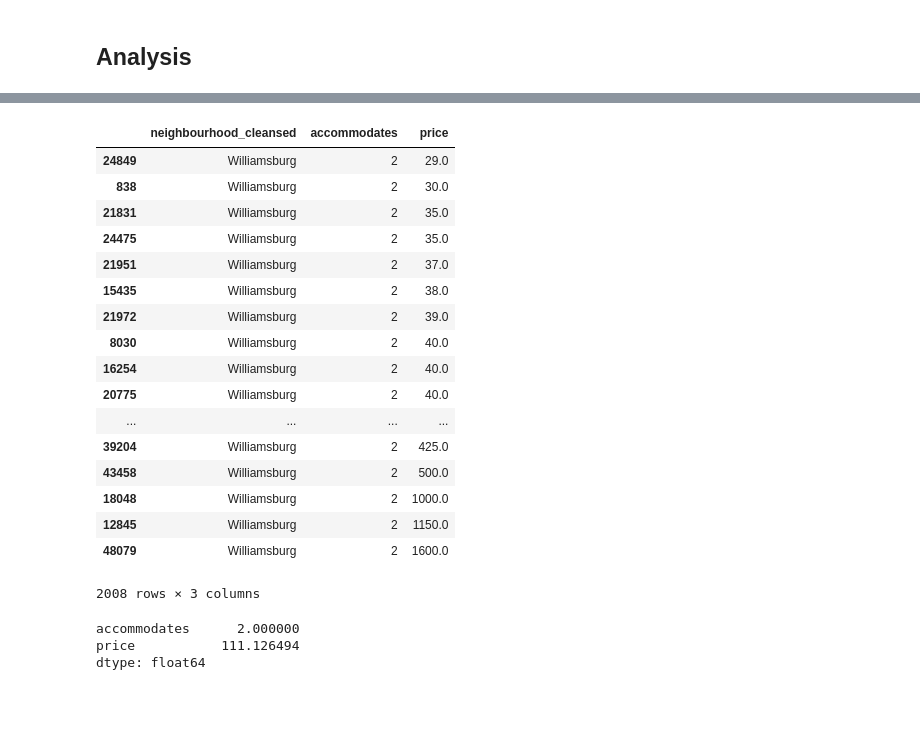
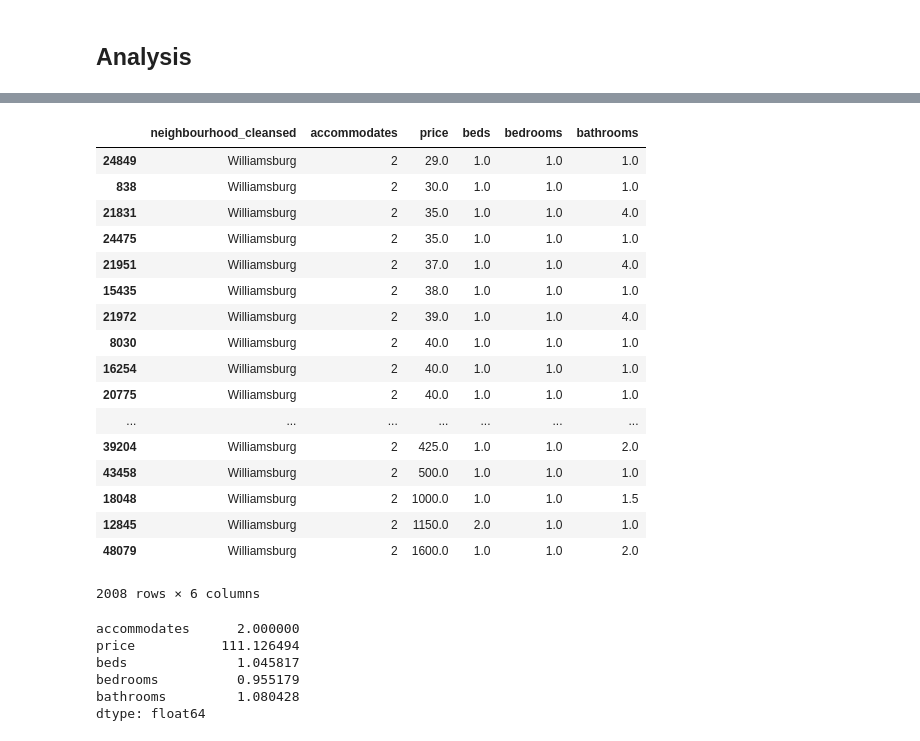
Before and after one commit to TanKenny/AirbnbEstimator, a Jupyter notebook: airbnb.ipynb, the cells around one changed output, grey strips where cells are left out. Saved outputs shown, nothing was run; the diff lists cells and outputs as text; code cells hidden in the pictures; blank space fills up the shorter version.

```diff
--- a/airbnb.ipynb
+++ b/airbnb.ipynb
@@ -376,4 +386,14 @@ df.sort_values(['neighbourhood_cleansed', 'accommodates'], ascending=[True, Fals
+# %%
+import math
+
+median_beds = math.floor(df.beds.median())
+median_bedrooms = math.floor(df.bedrooms.median())
+median_bathrooms = math.floor(df.bathrooms.median())
+
+df['beds'] = df['beds'].fillna(value=median_beds)
+df['bedrooms'] = df['bedrooms'].fillna(value=median_bedrooms)
+df['bathrooms'] = df['bathrooms'].fillna(value=median_bathrooms)
 # %%
-neighbourhood_cleansed_accommodates_price = df[['neighbourhood_cleansed','accommodates', 'price']]
+neighbourhood_cleansed_accommodates_price = df[['neighbourhood_cleansed','accommodates', 'price', 'beds', 'bedrooms', 'bathrooms']]
 neighbourhood_cleansed_accommodates_price
 # %% [output]
@@ -420,5 +440,5 @@ neighbourhood_cleansed_accommodates_price
 # %%
 # williamsburg only
-neighbourhood_cleansed_accommodates_price = neighbourhood_cleansed_accommodates_price.loc[neighbourhood_cleansed_accommodates_price['neighbourhood_cleansed'] == 'Williamsburg']
-neighbourhood_cleansed_accommodates_price
+neighbourhood_cleansed_accommodates_price_Williamsburg = neighbourhood_cleansed_accommodates_price.loc[neighbourhood_cleansed_accommodates_price['neighbourhood_cleansed'] == 'Williamsburg']
+neighbourhood_cleansed_accommodates_price_Williamsburg
 # %% [output]
@@ -443,30 +471,33 @@ neighbourhood_cleansed_accommodates_price
 # %%
 # williamsburg with 2 rooms only
-neighbourhood_cleansed_accommodates_price = neighbourhood_cleansed_accommodates_price.loc[neighbourhood_cleansed_accommodates_price['accommodates'] == 2]
-neighbourhood_cleansed_accommodates_price
+neighbourhood_cleansed_accommodates_price_Williamsburg = neighbourhood_cleansed_accommodates_price_Williamsburg.loc[neighbourhood_cleansed_accommodates_price['accommodates'] == 2]
+neighbourhood_cleansed_accommodates_price_Williamsburg
 # %% [output]
-|  | neighbourhood_cleansed | accommodates | price |
-| 24849 | Williamsburg | 2 | 29.0 |
-| 838 | Williamsburg | 2 | 30.0 |
-| 21831 | Williamsburg | 2 | 35.0 |
-| 24475 | Williamsburg | 2 | 35.0 |
-| 21951 | Williamsburg | 2 | 37.0 |
-| 15435 | Williamsburg | 2 | 38.0 |
-| 21972 | Williamsburg | 2 | 39.0 |
-| 8030 | Williamsburg | 2 | 40.0 |
-| 16254 | Williamsburg | 2 | 40.0 |
-| 20775 | Williamsburg | 2 | 40.0 |
-| ... | ... | ... | ... |
-| 39204 | Williamsburg | 2 | 425.0 |
-| 43458 | Williamsburg | 2 | 500.0 |
-| 18048 | Williamsburg | 2 | 1000.0 |
-| 12845 | Williamsburg | 2 | 1150.0 |
-| 48079 | Williamsburg | 2 | 1600.0 |
+|  | neighbourhood_cleansed | accommodates | price | beds | bedrooms | bathrooms |
+| 24849 | Williamsburg | 2 | 29.0 | 1.0 | 1.0 | 1.0 |
+| 838 | Williamsburg | 2 | 30.0 | 1.0 | 1.0 | 1.0 |
+| 21831 | Williamsburg | 2 | 35.0 | 1.0 | 1.0 | 4.0 |
+| 24475 | Williamsburg | 2 | 35.0 | 1.0 | 1.0 | 1.0 |
+| 21951 | Williamsburg | 2 | 37.0 | 1.0 | 1.0 | 4.0 |
+| 15435 | Williamsburg | 2 | 38.0 | 1.0 | 1.0 | 1.0 |
+| 21972 | Williamsburg | 2 | 39.0 | 1.0 | 1.0 | 4.0 |
+| 8030 | Williamsburg | 2 | 40.0 | 1.0 | 1.0 | 1.0 |
+| 16254 | Williamsburg | 2 | 40.0 | 1.0 | 1.0 | 1.0 |
+| 20775 | Williamsburg | 2 | 40.0 | 1.0 | 1.0 | 1.0 |
+| ... | ... | ... | ... | ... | ... | ... |
+| 39204 | Williamsburg | 2 | 425.0 | 1.0 | 1.0 | 2.0 |
+| 43458 | Williamsburg | 2 | 500.0 | 1.0 | 1.0 | 1.0 |
+| 18048 | Williamsburg | 2 | 1000.0 | 1.0 | 1.0 | 1.5 |
+| 12845 | Williamsburg | 2 | 1150.0 | 2.0 | 1.0 | 1.0 |
+| 48079 | Williamsburg | 2 | 1600.0 | 1.0 | 1.0 | 2.0 |
-2008 rows × 3 columns
+2008 rows × 6 columns
 # %%
 # mean with neighbourhood_cleansed_accommodates_price
-neighbourhood_cleansed_accommodates_price.mean()
+neighbourhood_cleansed_accommodates_price_Williamsburg.mean()
 # %% [output]
 accommodates      2.000000
 price           111.126494
+beds              1.045817
+bedrooms          0.955179
+bathrooms         1.080428
 dtype: float64
```
Also changed, not shown: parts of 27 cells of this notebook.
